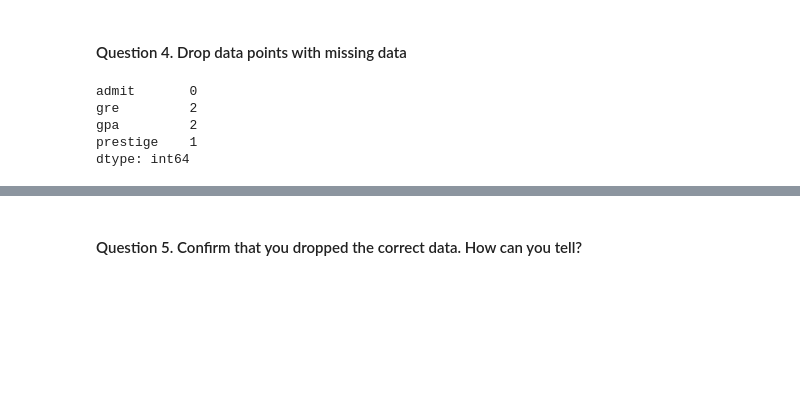
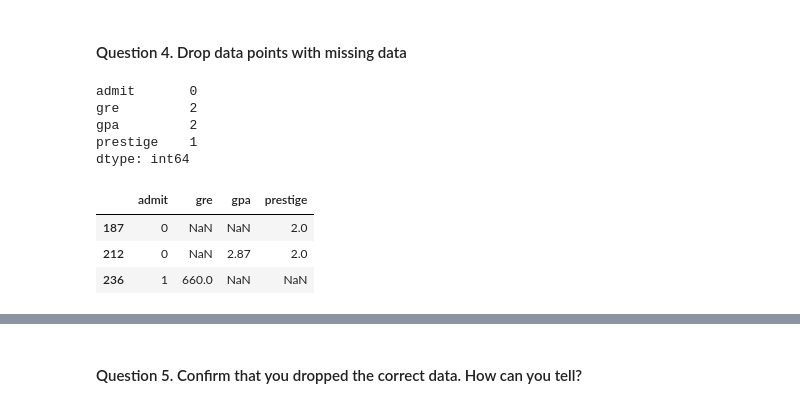
Before and after one commit to Prapakarn/DS-SF-42, a Jupyter notebook: unit-project/project-2/starter-code/project2-starter.ipynb, the cells around one changed output, grey strips where cells are left out. Cells and saved outputs as stored; diff of their text form; code cells hidden in the pictures; blank space fills up the shorter version.

```diff
--- a/unit-project/project-2/starter-code/project2-starter.ipynb
+++ b/unit-project/project-2/starter-code/project2-starter.ipynb
@@ -76,4 +74,11 @@ gre         2
 gpa         2
 prestige    1
 dtype: int64
+# %%
+df_raw[df_raw.isnull().any(axis=1)]
+# %% [output]
+|  | admit | gre | gpa | prestige |
+| 187 | 0 | NaN | NaN | 2.0 |
+| 212 | 0 | NaN | 2.87 | 2.0 |
+| 236 | 1 | 660.0 | NaN | NaN |
 # %%
```
Also changed, not shown: parts of 17 cells of this notebook, 3 other files.
